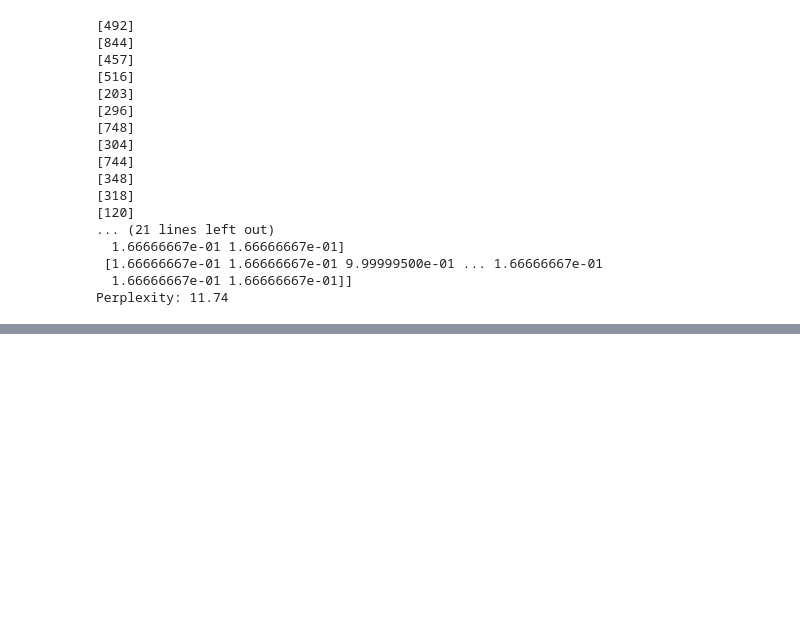
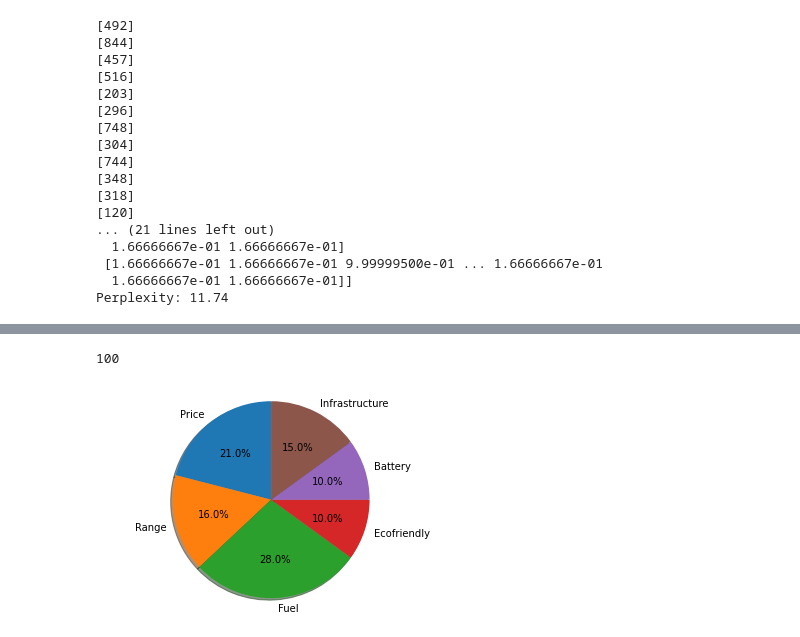
Before and after one commit to gauravratnakar256/EVSentimentAnalysis, a Jupyter notebook: DataProcessing/BigDataProcessing.ipynb, the cells around one changed output, grey strips where cells are left out. Drawn from its saved outputs; the diff is of its cells as text; code cells hidden in the pictures; blank space fills up the shorter version.

Commit message:
Added visualisation

```diff
--- a/DataProcessing/BigDataProcessing.ipynb
+++ b/DataProcessing/BigDataProcessing.ipynb
@@ -96,6 +98,8 @@ df = df.withColumn('content', F.regexp_replace('content', '|', ''))
 df = df.withColumn('content', F.regexp_replace('content', '[^\sa-zA-Z0-9]', ''))
 df = df.withColumn("content",F.lower('content'))
 df = df.withColumn("content",F.rtrim('content'))
+
+df = df.withColumn('Tweet_No', row_number().over(Window.orderBy(monotonically_increasing_id())) - 1)
 # %%
 df.head()
 # %% [output]
@@ -267,0 +324,10 @@ Perplexity: 11.74
+# %%
+from pyspark.sql.functions import desc
+
+dominant_topic=spark.createDataFrame(df_dominant_topic)
+join = df.join(dominant_topic, dominant_topic.Tweet_No == df.Tweet_No, 'left').select(dominant_topic.Tweet_No, dominant_topic.Dominant_Topic,dominant_topic.Tweet,df.sentiment_polarity,df.sentiment_subjectivity)
+# %%
+from pyspark.sql.functions import when
+
+df3 = join.withColumn("Sentiment", when(join.sentiment_polarity > 0, 1).when(join.sentiment_polarity < 0, -1).otherwise(0))
+df3.show()
@@ -267,0 +353,4 @@ Perplexity: 11.74
+# %%
+ll = df3.groupBy("Dominant_Topic").count()
+ll = ll.orderBy(col("Dominant_Topic").asc())
+ll.show()
@@ -267,0 +370,19 @@ Perplexity: 11.74
+# %%
+import matplotlib.pyplot as plt
+
+labels = ['Price','Range','Fuel','Ecofriendly','Battery','Infrastructure']
+listValues = list(ll.select('count').toPandas()['count'])
+sum = 0
+for item in listValues:
+   sum += item
+
+print(sum)
+
+listValues = [(number / sum)*100 for number in listValues]
+
+fig1, ax1 = plt.subplots()
+ax1.pie(listValues, labels=labels ,autopct='%1.1f%%',shadow=True, startangle=90)
+ax1.axis('equal')
+
+plt.show()
+# %% [output]
@@ -267,0 +390,2 @@ Perplexity: 11.74
+100
+[figure, added]
```
Also changed, not shown: parts of 14 cells of this notebook.
